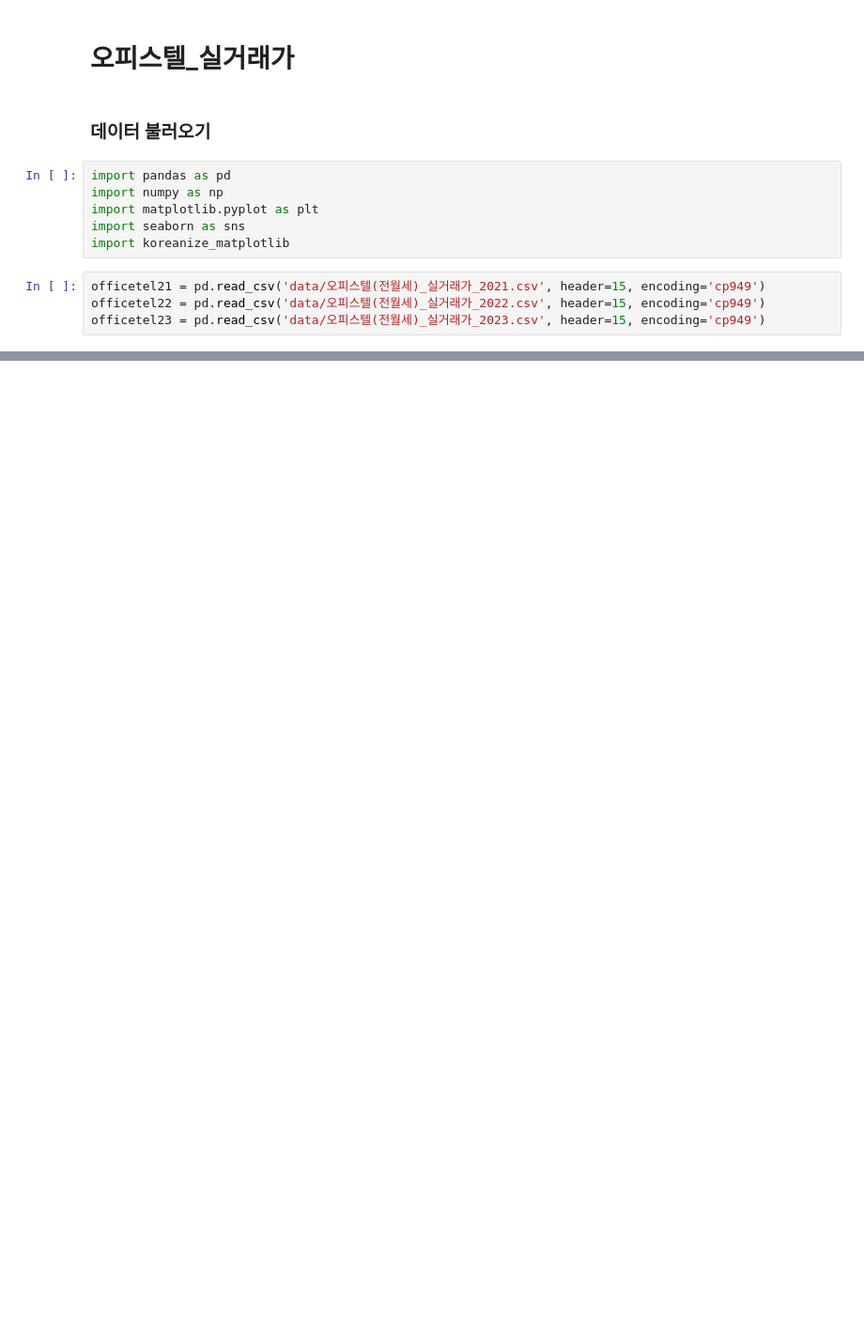
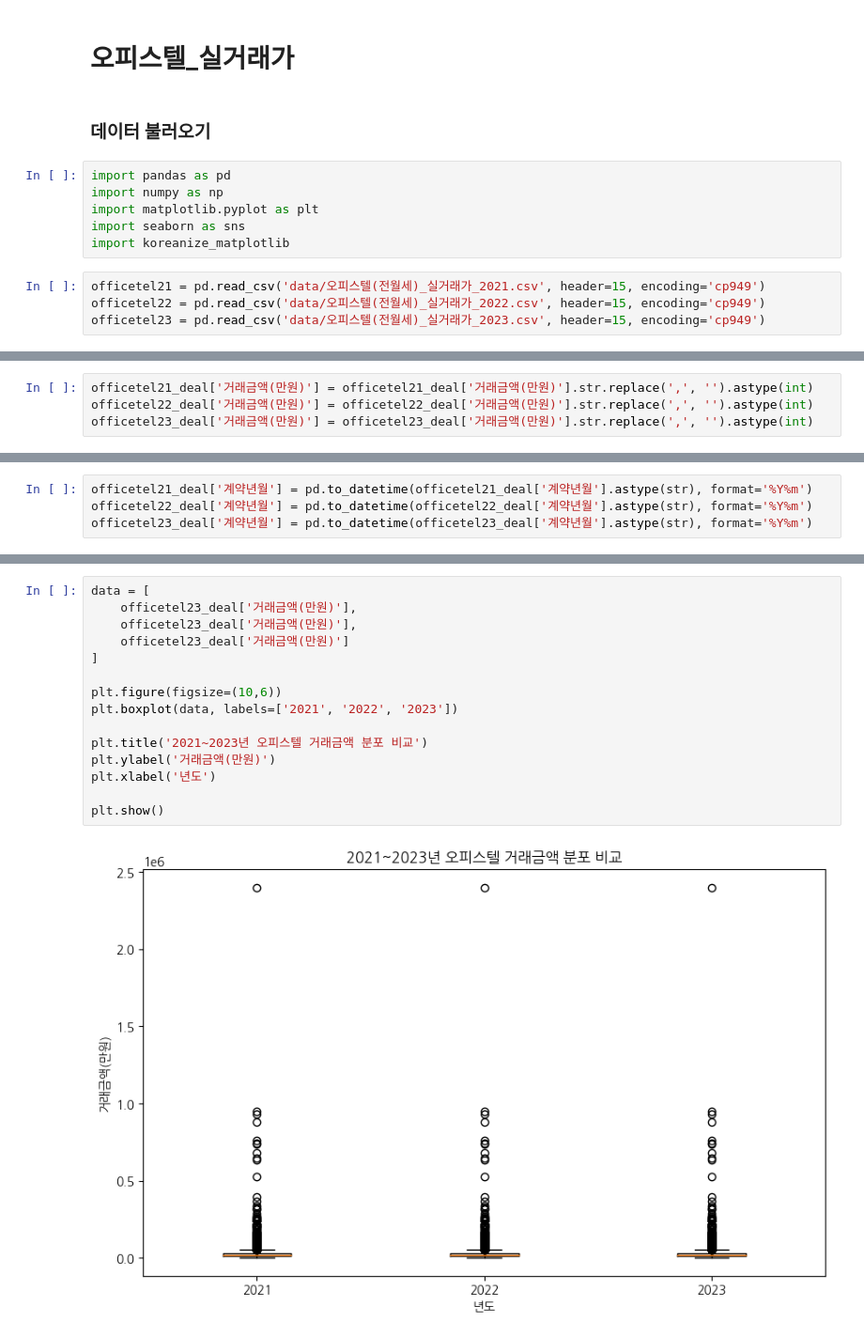
Before and after one commit to skqkrl/SDC_project, a Jupyter notebook: yena2.ipynb, the cells around one changed output, grey strips where cells are left out. Shown at 94% size. Cells and saved outputs as stored; diff of their text form; blank space fills up the shorter version.

```diff
--- a/yena2.ipynb
+++ b/yena2.ipynb
@@ -59,0 +94,4 @@ Name: 거래유형, dtype: int64
+# %%
+officetel21_deal['거래금액(만원)'] = officetel21_deal['거래금액(만원)'].str.replace(',', '').astype(int)
+officetel22_deal['거래금액(만원)'] = officetel22_deal['거래금액(만원)'].str.replace(',', '').astype(int)
+officetel23_deal['거래금액(만원)'] = officetel23_deal['거래금액(만원)'].str.replace(',', '').astype(int)
@@ -59,0 +118,4 @@ Name: 거래유형, dtype: int64
+# %%
+officetel21_deal['계약년월'] = pd.to_datetime(officetel21_deal['계약년월'].astype(str), format='%Y%m')
+officetel22_deal['계약년월'] = pd.to_datetime(officetel22_deal['계약년월'].astype(str), format='%Y%m')
+officetel23_deal['계약년월'] = pd.to_datetime(officetel23_deal['계약년월'].astype(str), format='%Y%m')
@@ -59,0 +231,17 @@ Name: 거래유형, dtype: int64
+# %%
+data = [
+    officetel23_deal['거래금액(만원)'],
+    officetel23_deal['거래금액(만원)'],
+    officetel23_deal['거래금액(만원)']
+]
+
+plt.figure(figsize=(10,6))
+plt.boxplot(data, labels=['2021', '2022', '2023'])
+
+plt.title('2021~2023년 오피스텔 거래금액 분포 비교')
+plt.ylabel('거래금액(만원)')
+plt.xlabel('년도')
+
+plt.show()
+# %% [output]
+[figure, added]
```
Also changed, not shown: parts of 30 cells of this notebook, 1 other file.
